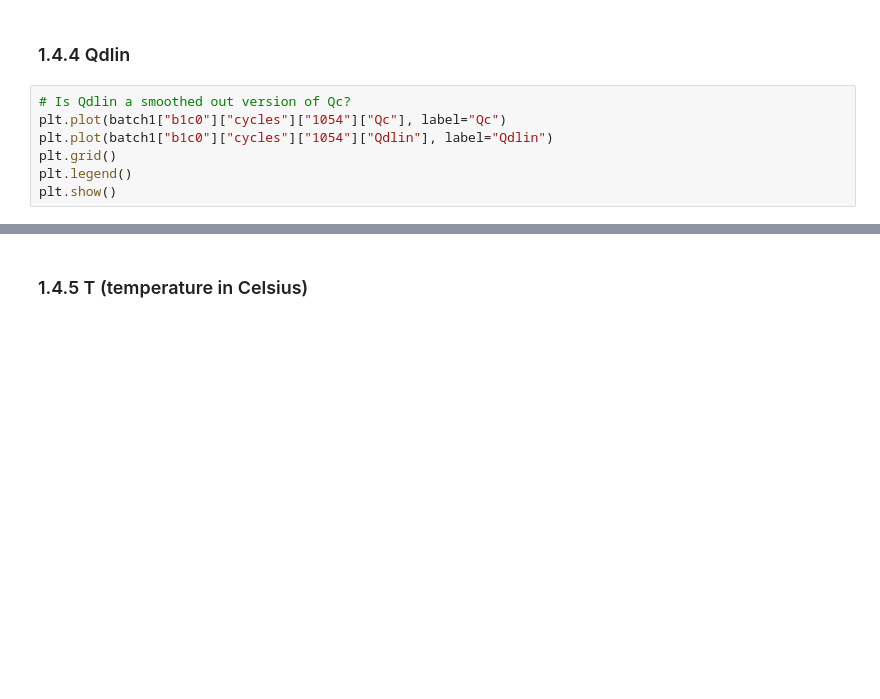
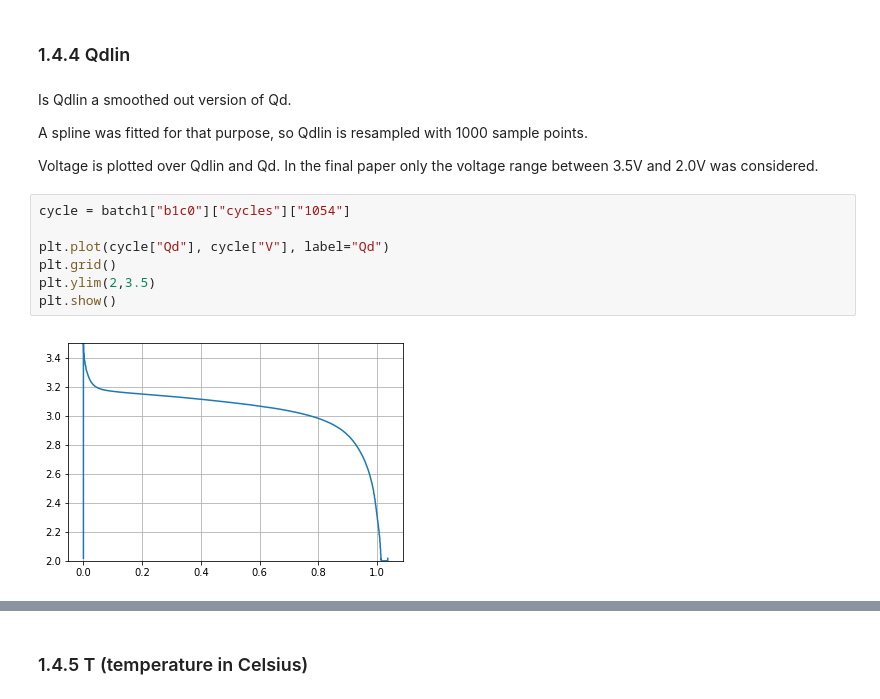
Before and after one commit to rdbraatz/data-driven-prediction-of-battery-cycle-life-before-capacity-degradation, a Jupyter notebook: LoadData_withDescription.ipynb, the cells around one changed output, grey strips where cells are left out. Saved outputs shown, nothing was run; the diff lists cells and outputs as text; blank space fills up the shorter version.

```diff
--- a/LoadData_withDescription.ipynb
+++ b/LoadData_withDescription.ipynb
@@ -155,9 +293,18 @@ plt.show()
 # %% [markdown]
 ### 1.4.4 Qdlin
-# %%
-# Is Qdlin a smoothed out version of Qc?
-plt.plot(batch1["b1c0"]["cycles"]["1054"]["Qc"], label="Qc")
-plt.plot(batch1["b1c0"]["cycles"]["1054"]["Qdlin"], label="Qdlin")
-plt.grid()
-plt.legend()
-plt.show()
+# %% [markdown]
+Is Qdlin a smoothed out version of Qd.
+
+A spline was fitted for that purpose, so Qdlin is resampled with 1000 sample points. <br>
+
+Voltage is plotted over Qdlin and Qd.
+In the final paper only the voltage range between 3.5V and 2.0V was considered.
+# %%
+cycle = batch1["b1c0"]["cycles"]["1054"]
+
+plt.plot(cycle["Qd"], cycle["V"], label="Qd")
+plt.grid()
+plt.ylim(2,3.5)
+plt.show()
+# %% [output]
+[figure, added]
```
Also changed, not shown: parts of 42 cells of this notebook.
